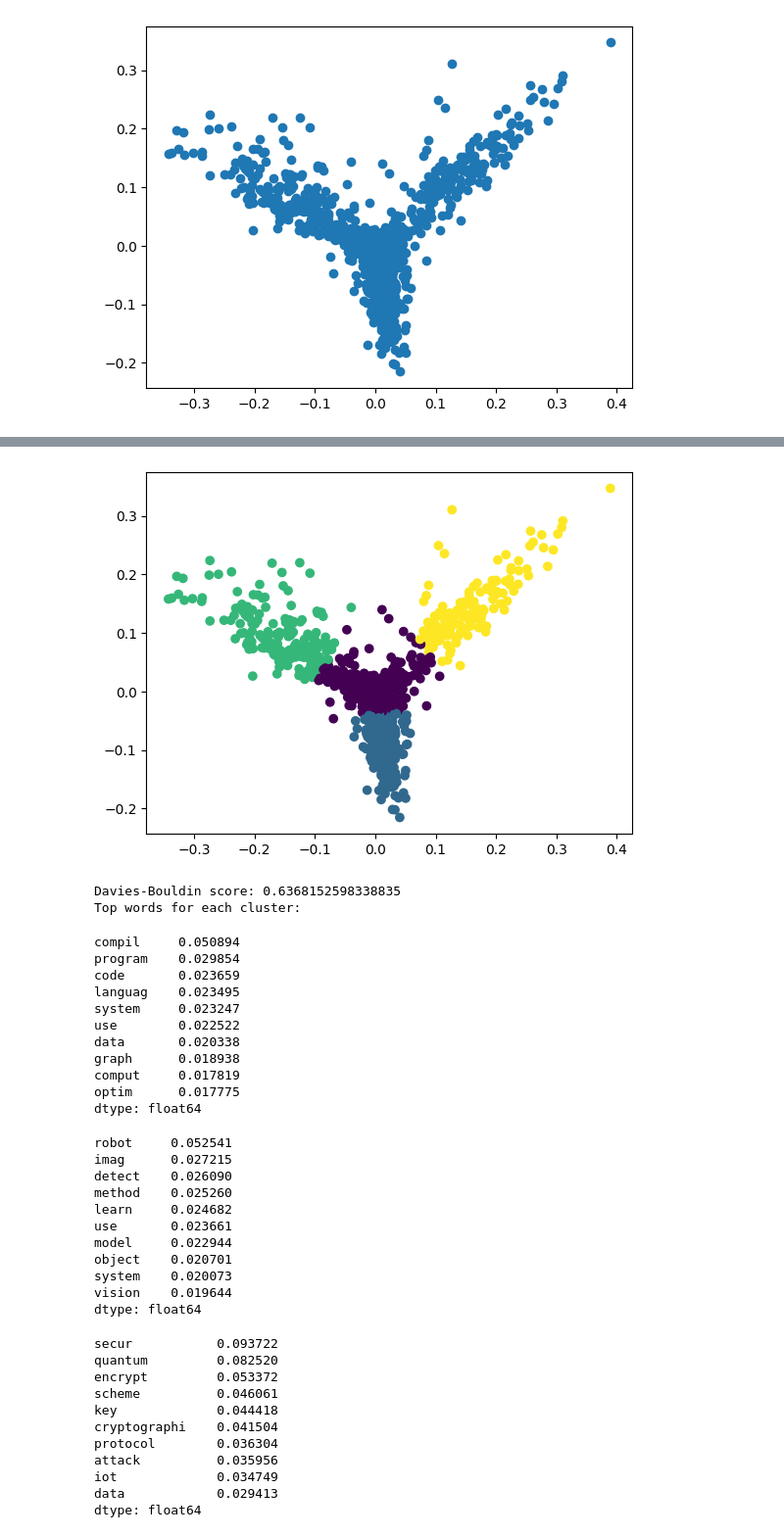
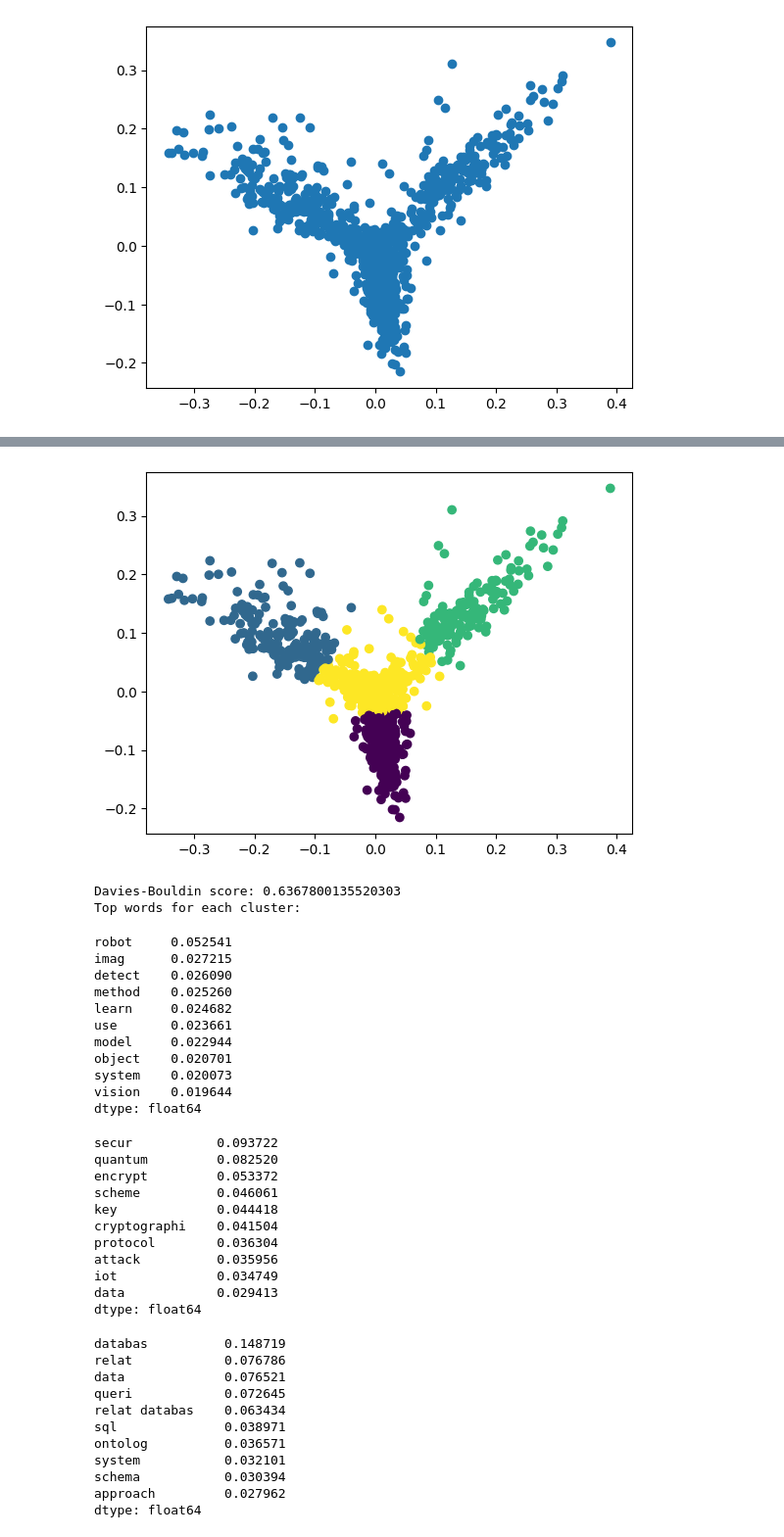
Before and after one commit to kerkkokonola/nlp, a Jupyter notebook: clustering.ipynb, the cells around one changed output, grey strips where cells are left out. Shown at 98% size. Cells and saved outputs as stored; diff of their text form; code cells hidden in the pictures.

Commit message:
little update on code for visualizations

```diff
--- a/clustering.ipynb
+++ b/clustering.ipynb
@@ -51,7 +51,7 @@ df_pred['_cluster'] = y_pred
 
 print('Top words for each cluster:')
 for i in range(K):
-    display(df_pred[df_pred['_cluster'] == i].drop(columns='_cluster').mean().sort_values(ascending=False).iloc[:10])
+    display(df_pred[df_pred['_cluster'] == i].drop(columns='_cluster').mean().sort_values(ascending=False).iloc[:30])
 
 # With K = 3 documents are split into 3 topics: Computer Vision, Databases and Cryptography
 
@@ -131,63 +160,65 @@ plt.scatter(pca_2[:, 0], pca_2[:, 1])
 # %%
 #part c
 
 # 3 and 5 give most meaningful results
-K_2 = 4
+K_2 = 3
 
 kmeans = KMeans(n_clusters=K_2)
 kmeans.fit(pca_2)
 y_pred_2 = kmeans.predict(pca_2)
 plt.scatter(pca_2[:, 0], pca_2[:, 1], c=y_pred_2)
+#plt.savefig("/Users/behramulukir/Desktop/School and Texts/Aalto University/Studies/Third Year/First Semester/Methods of Data Mining D (CS-E4650)/Group Exercises/Exercise 5/images/pcak4.png")
+
 plt.show()
 
 print('Davies-Bouldin score:', davies_bouldin_score(pca_2, y_pred_2))
 
 df_pred_2 = df.copy()
 df_pred_2['_cluster'] = y_pred_2
 
 print('Top words for each cluster:')
 for i in range(K_2):
     display(df_pred_2[df_pred_2['_cluster'] == i].drop(columns='_cluster').mean().sort_values(ascending=False).iloc[:10])
 
 # With K = 3 documents are split into 3 topics: Computer Vision, Databases and Cryptography
 
 # With K = 4 documents are split into 4 topics: Robotics, Programming Languages, Databases, and Cryptography
 
 # With K = 5 documents are split into 5 topics: Programming Languages, Cryptography, Databases, Robotics, Computer Vision
 # %% [output]
-[figure, old version]
+[figure, new version]
-Davies-Bouldin score: 0.6368152598338835
+Davies-Bouldin score: 0.6367800135520303
 Top words for each cluster:
-compil     0.050894
-program    0.029854
-code       0.023659
-languag    0.023495
-system     0.023247
-use        0.022522
-data       0.020338
-graph      0.018938
-comput     0.017819
-optim      0.017775
+robot     0.052541
+imag      0.027215
+detect    0.026090
+method    0.025260
+learn     0.024682
+use       0.023661
+model     0.022944
+object    0.020701
+system    0.020073
+vision    0.019644
 dtype: float64
-robot     0.052541
-imag      0.027215
-detect    0.026090
-method    0.025260
-learn     0.024682
-use       0.023661
-model     0.022944
-object    0.020701
-system    0.020073
-vision    0.019644
+secur           0.093722
+quantum         0.082520
+encrypt         0.053372
+scheme          0.046061
+key             0.044418
+cryptographi    0.041504
+protocol        0.036304
+attack          0.035956
+iot             0.034749
+data            0.029413
 dtype: float64
-secur           0.093722
-quantum         0.082520
-encrypt         0.053372
-scheme          0.046061
-key             0.044418
-cryptographi    0.041504
-protocol        0.036304
-attack          0.035956
-iot             0.034749
-data            0.029413
+databas          0.148719
+relat            0.076786
+data             0.076521
+queri            0.072645
+relat databas    0.063434
+sql              0.038971
+ontolog          0.036571
+system           0.032101
+schema           0.030394
+approach         0.027962
 dtype: float64
```
Also changed, not shown: parts of 3 cells of this notebook.
